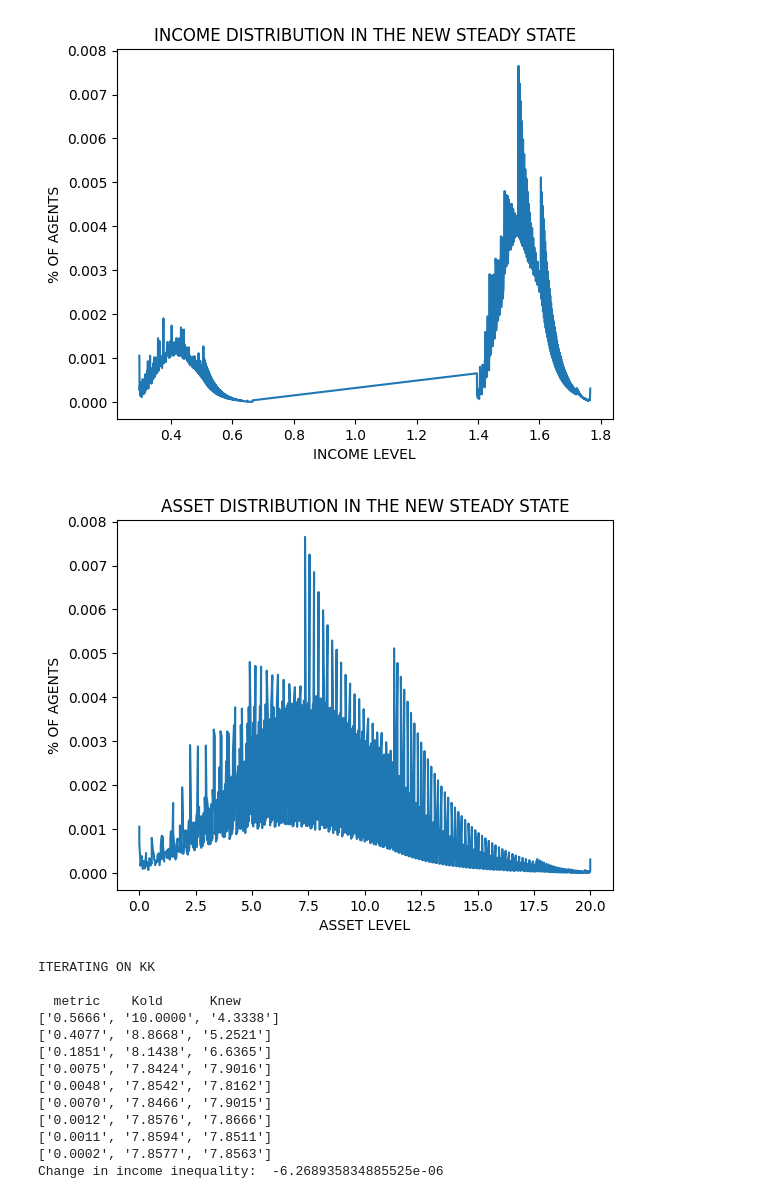
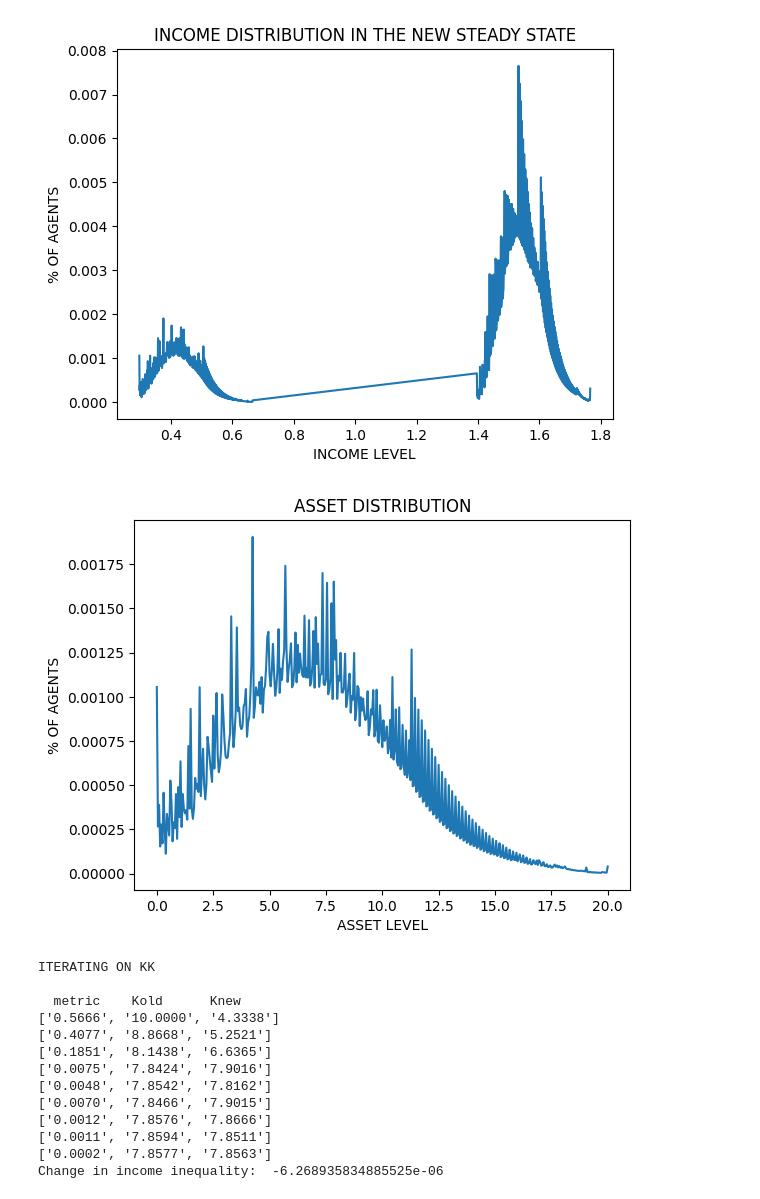
Before and after one commit to KoNozaki/quantmacro-hw, a Jupyter notebook: 定量的マクロ経済学_期末課題.ipynb, the cells around one changed output. Cells and saved outputs as stored; diff of their text form; code cells hidden in the pictures.

```diff
--- a/定量的マクロ経済学_期末課題.ipynb
+++ b/定量的マクロ経済学_期末課題.ipynb
@@ -503,22 +512,23 @@ plt.ylabel('% OF AGENTS')
 plt.show()
 # %% [output]
 [figure]
-# %%
-# Calculate asset distribution for each grid in the new steady state
-assets_new = np.array([a, a])
-# Transpose assets
-assets_new = assets_new.T
-# Sort the assets after flattening "assets_new"
-passets_new, index_new = np.sort(assets_new.flatten('F')), np.argsort(assets_new.flatten('F'))
-plambda_new = mu.flatten('F')[index_new]
-
-# Plot asset distribution in the new steady state
-plt.figure()
-plt.plot(passets_new, plambda_new)
-plt.title('ASSET DISTRIBUTION IN THE NEW STEADY STATE')
-plt.xlabel('ASSET LEVEL')
-plt.ylabel('% OF AGENTS')
-plt.show()
-# %% [output]
-[figure, removed]
+# %%
+# 所得分布を計算しプロット
+a_l = param['a_l']
+a_u = param['a_u']
+NA = param['NA']
+a = np.linspace(a_l, a_u, NA)
+
+# 資産分布を計算しプロット
+zip_lists = zip(a.flatten('F'), mu.flatten('F'))
+zip_sort = sorted(zip_lists)
+pinc, pmu = zip(*zip_sort)
+
+plt.plot(pinc, pmu)
+plt.title('ASSET DISTRIBUTION')
+plt.xlabel('ASSET LEVEL')
+plt.ylabel('% OF AGENTS')
+plt.show()
+# %% [output]
+[figure, added]
 # %%
```
Also changed, not shown: parts of 24 cells of this notebook.
